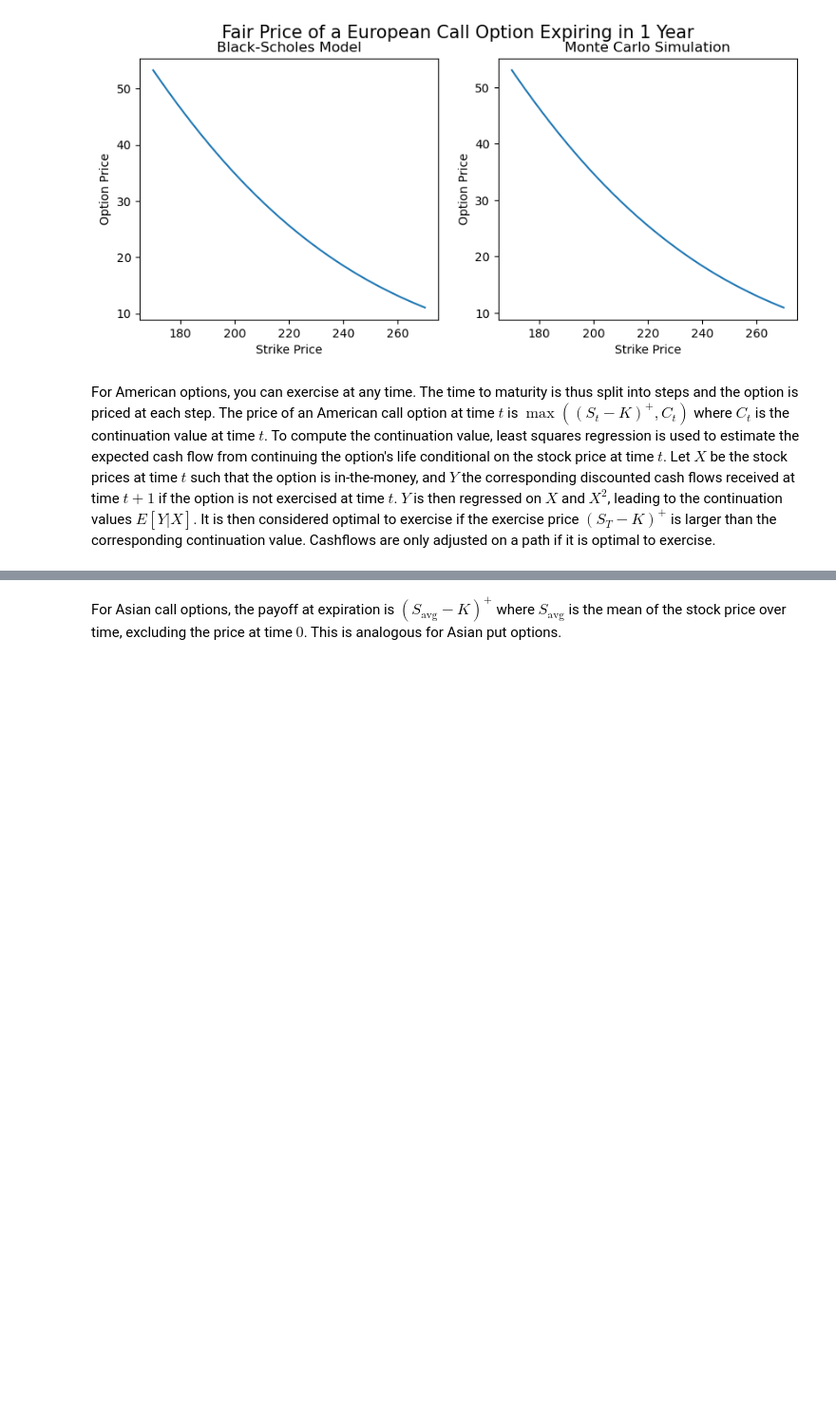
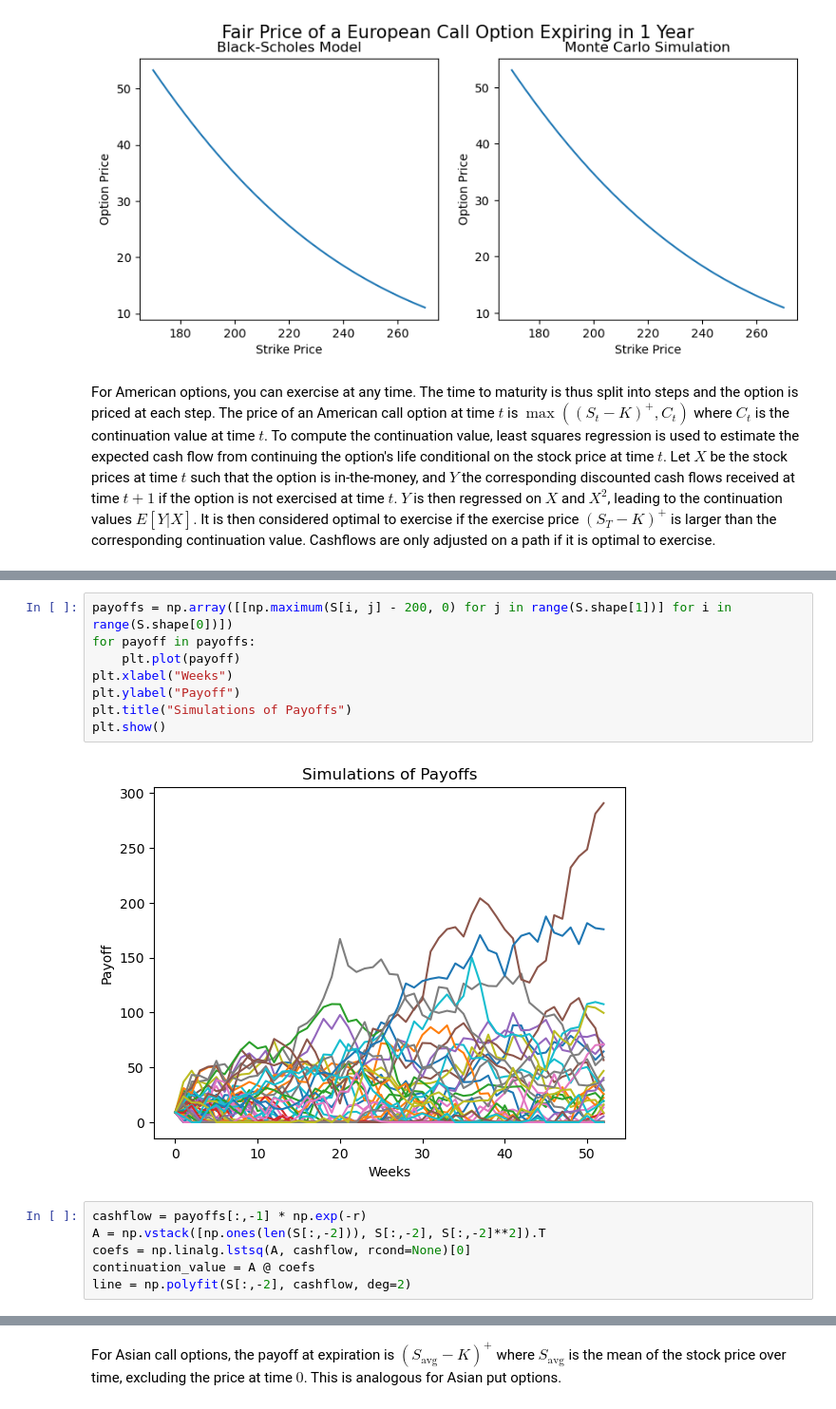
Before and after one commit to ec1622/option-pricing-project, a Jupyter notebook: project.ipynb, the cells around one changed output, grey strips where cells are left out. Shown at 95% size. Drawn from its saved outputs; the diff is of its cells as text; blank space fills up the shorter version.

```diff
--- a/project.ipynb
+++ b/project.ipynb
@@ -311,0 +320,16 @@ Text(0, 0.5, 'Stock Price')
+# %%
+payoffs = np.array([[np.maximum(S[i, j] - 200, 0) for j in range(S.shape[1])] for i in range(S.shape[0])])
+for payoff in payoffs:
+    plt.plot(payoff)
+plt.xlabel("Weeks")
+plt.ylabel("Payoff")
+plt.title("Simulations of Payoffs")
+plt.show()
+# %% [output]
+[figure, added]
+# %%
+cashflow = payoffs[:,-1] * np.exp(-r)
+A = np.vstack([np.ones(len(S[:,-2])), S[:,-2], S[:,-2]**2]).T
+coefs = np.linalg.lstsq(A, cashflow, rcond=None)[0]
+continuation_value = A @ coefs
+line = np.polyfit(S[:,-2], cashflow, deg=2)
```
Also changed, not shown: parts of 37 cells of this notebook.
